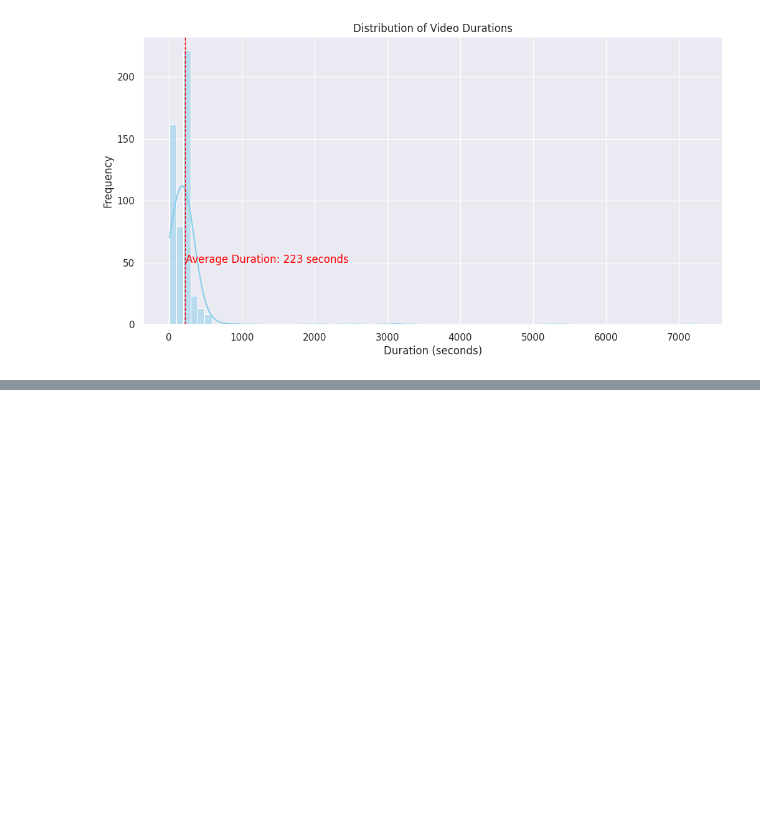
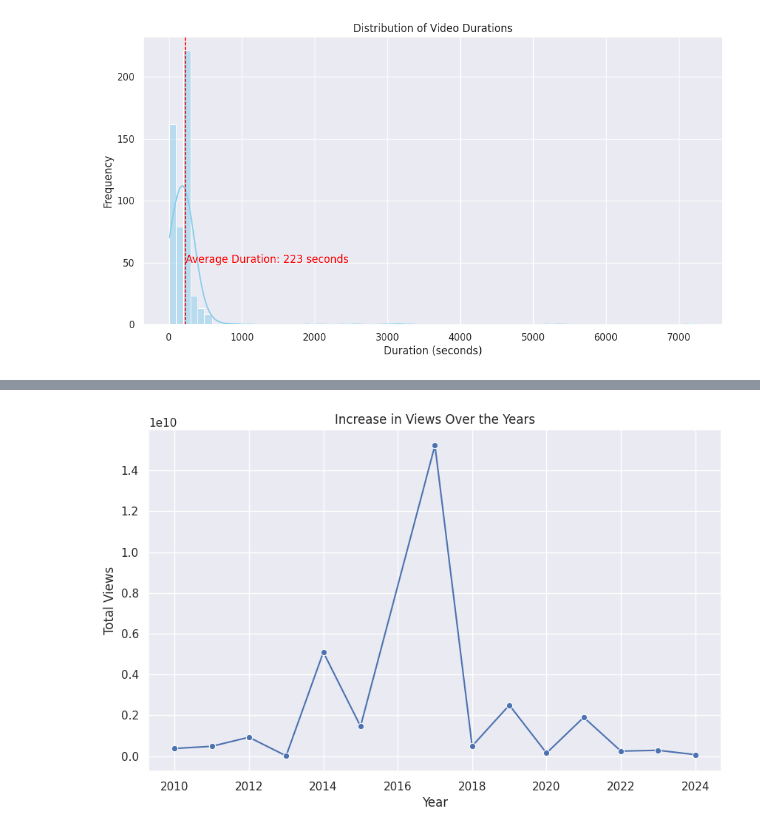
Before and after one commit to KeshavaYada/-YouTube-API-Analysis-Spotlight-on-Ed-Sheeran-, a Jupyter notebook: My_YT_ANALYSIS.ipynb, the cells around one changed output, grey strips where cells are left out. Drawn from its saved outputs; the diff is of its cells as text; code cells hidden in the pictures; blank space fills up the shorter version.

```diff
--- a/My_YT_ANALYSIS.ipynb
+++ b/My_YT_ANALYSIS.ipynb
@@ -503,0 +520,14 @@ plt.show()
+# %%
+
+views_per_year = Video_df.groupby('Year')['Views'].sum().reset_index()
+
+# line plot to visualize the trend
+plt.figure(figsize=(10, 6))
+sns.lineplot(x='Year', y='Views', data=views_per_year, marker='o')
+plt.xlabel('Year')
+plt.ylabel('Total Views')
+plt.title('Increase in Views Over the Years')
+plt.grid(True)
+plt.show()
+# %% [output]
+[figure, added]
```
Also changed, not shown: parts of 19 cells of this notebook.
